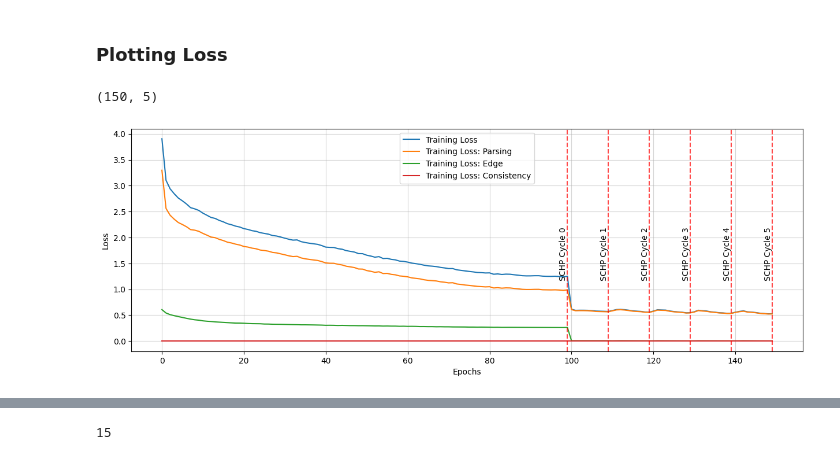
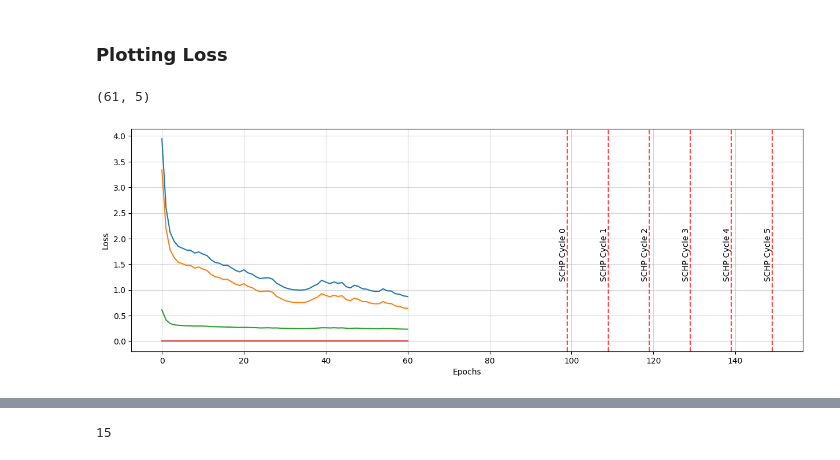
Before and after one commit to JelinR/Self-Correction-Human-Parsing, a Jupyter notebook: rough_work.ipynb, the cells around one changed output, grey strips where cells are left out. Cells and saved outputs as stored; diff of their text form; code cells hidden in the pictures.

Commit message:
hrnet, resnest archs added

```diff
--- a/rough_work.ipynb
+++ b/rough_work.ipynb
@@ -591,7 +659,15 @@ path = "/mnt/Self-Correction-Human-Parsing/log/schp_stand/loss_per_epoch.txt"
 # path = "/mnt/Self-Correction-Human-Parsing/log/schp_multiscale_btw3/loss_per_epoch.txt"
 # path = "/mnt/Self-Correction-Human-Parsing/log/schp_multiscale_btw3_multi/loss_per_epoch.txt"
 
-path = "/mnt/Self-Correction-Human-Parsing/log/hrnet_schp/naive/loss_per_epoch.txt"
+#path = "/mnt/Self-Correction-Human-Parsing/log/hrnet_schp/naive/loss_per_epoch.txt"
+#path = "/mnt/Self-Correction-Human-Parsing/log/hrnet_schp/30_small/loss_per_epoch.txt"
+#path = "/mnt/Self-Correction-Human-Parsing/log/hrnet_schp/custom_up_linear/loss_per_epoch.txt"
+# path = "/mnt/Self-Correction-Human-Parsing/log/hrnet_schp/hrnet_48/loss_per_epoch.txt"
+# path = "/mnt/Self-Correction-Human-Parsing/log/hrnet_schp/hrnet_48_fused/loss_per_epoch.txt"
+#path = "/mnt/Self-Correction-Human-Parsing/log/hrnet_schp/hrnet_48_top/loss_per_epoch.txt"
+# path = "/mnt/Self-Correction-Human-Parsing/log/hrnet_schp/hrnet_48_ocr/loss_per_epoch.txt"
+
+path = "/mnt/Self-Correction-Human-Parsing/log/resnest/resnest_101/loss_per_epoch.txt"
 
 with open(path, "r") as f:
     data = f.readlines()
@@ -599,4 +675,4 @@ with open(path, "r") as f:
 data = np.array([[float(elem) for elem in row.strip().split(",")] for row in data])#[:157]
 data.shape
 # %% [output]
-(150, 5)
+(61, 5)
@@ -603,28 +681,35 @@ data.shape
+# %%
+data[:, 4] = np.nan_to_num(data[:, 4], nan=0.0)
+data[:, 1] = data[:, [2, 3, 4]].sum(axis=1)
+# data
 # %%
 fig, ax = plt.subplots(1, 1, figsize=(15, 5))
 
-#data = data[:72]
+#data = data[:77]
+
+#data = np.nan_to_num(data, nan=0.0)
+
 
 ax.plot(data[:, 0], data[:, 1], label="Training Loss")
 ax.plot(data[:, 0], data[:, 2], label="Training Loss: Parsing")
 ax.plot(data[:, 0], data[:, 3], label="Training Loss: Edge")
 ax.plot(data[:, 0], data[:, 4], label="Training Loss: Consistency")
 
 num_cycles = 6
 schp_start_cycle = 99
 epochs_per_cycle = 10
 schp_end_cycle = schp_start_cycle + num_cycles * epochs_per_cycle
 for count, line_x in enumerate(np.arange(schp_start_cycle, schp_end_cycle, epochs_per_cycle)):
 
     ax.axvline(line_x, linestyle="dashed", alpha=0.7, color="red")
     ax.text(line_x-2, 1.2, f"SCHP Cycle {count}", rotation=90)
 
 plt.grid(True, alpha=0.5)
-plt.legend()
+#plt.legend()
 plt.xlabel("Epochs")
 plt.ylabel("Loss")
 plt.show()
 
 print(f"Total Loss at epoch {len(data)}: {data[-1, 1]}")
 # %% [output]
-[figure, old version]
+[figure, new version]
```
Also changed, not shown: parts of 37 cells of this notebook, 21 other files.
